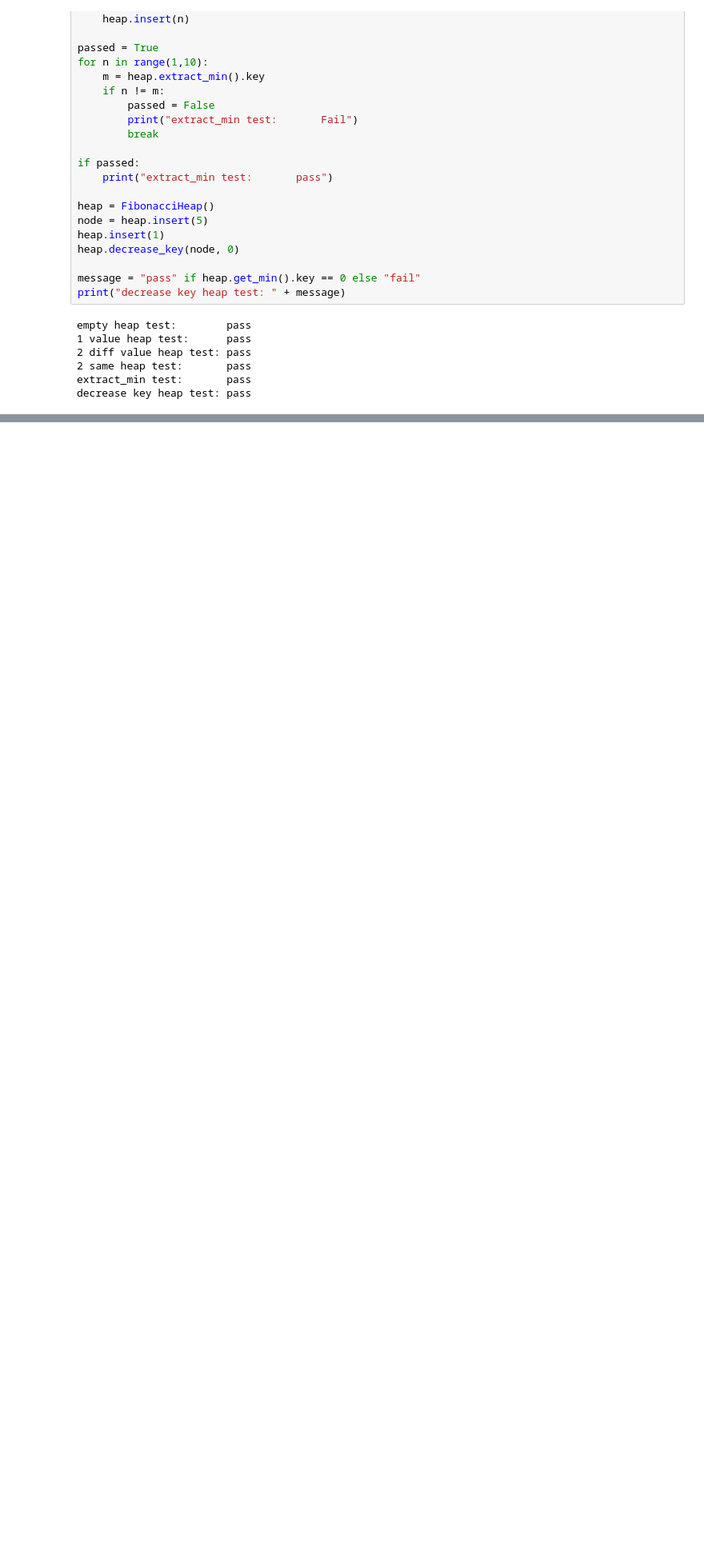
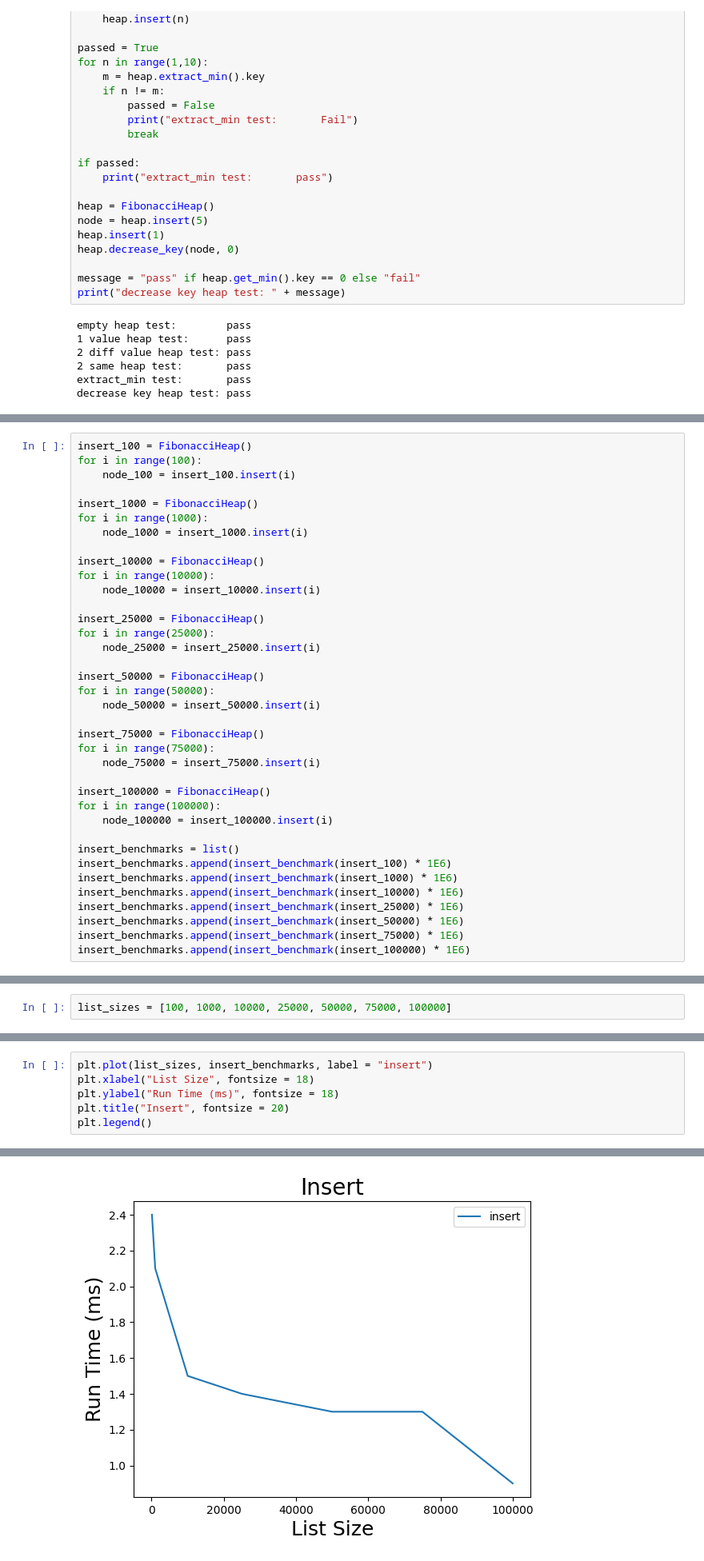
Before and after one commit to littond/CSC3310-FinalProgram, a Jupyter notebook: final_program.ipynb, the cells around one changed output, grey strips where cells are left out. Shown at 80% size. Drawn from its saved outputs; the diff is of its cells as text; blank space fills up the shorter version.

Commit message:
All of the benchmarks

```diff
--- a/final_program.ipynb
+++ b/final_program.ipynb
@@ -322,0 +336,37 @@ merge | $O(1)$
+# %%
+insert_100 = FibonacciHeap()
+for i in range(100):
+    node_100 = insert_100.insert(i)
+
+insert_1000 = FibonacciHeap()
+for i in range(1000):
+    node_1000 = insert_1000.insert(i)
+
+insert_10000 = FibonacciHeap()
+for i in range(10000):
+    node_10000 = insert_10000.insert(i)
+
+insert_25000 = FibonacciHeap()
+for i in range(25000):
+    node_25000 = insert_25000.insert(i)
+
+insert_50000 = FibonacciHeap()
+for i in range(50000):
+    node_50000 = insert_50000.insert(i)
+
+insert_75000 = FibonacciHeap()
+for i in range(75000):
+    node_75000 = insert_75000.insert(i)
+
+insert_100000 = FibonacciHeap()
+for i in range(100000):
+    node_100000 = insert_100000.insert(i)
+
+insert_benchmarks = list()
+insert_benchmarks.append(insert_benchmark(insert_100) * 1E6)
+insert_benchmarks.append(insert_benchmark(insert_1000) * 1E6)
+insert_benchmarks.append(insert_benchmark(insert_10000) * 1E6)
+insert_benchmarks.append(insert_benchmark(insert_25000) * 1E6)
+insert_benchmarks.append(insert_benchmark(insert_50000) * 1E6)
+insert_benchmarks.append(insert_benchmark(insert_75000) * 1E6)
+insert_benchmarks.append(insert_benchmark(insert_100000) * 1E6)
@@ -322,0 +423,2 @@ merge | $O(1)$
+# %%
+list_sizes = [100, 1000, 10000, 25000, 50000, 75000, 100000]
@@ -322,0 +427,7 @@ merge | $O(1)$
+# %%
+plt.plot(list_sizes, insert_benchmarks, label = "insert")
+plt.xlabel("List Size", fontsize = 18)
+plt.ylabel("Run Time (ms)", fontsize = 18)
+plt.title("Insert", fontsize = 20)
+plt.legend()
+# %% [output]
@@ -322,0 +435 @@ merge | $O(1)$
+[figure, added]
```
Also changed, not shown: parts of 22 cells of this notebook.
